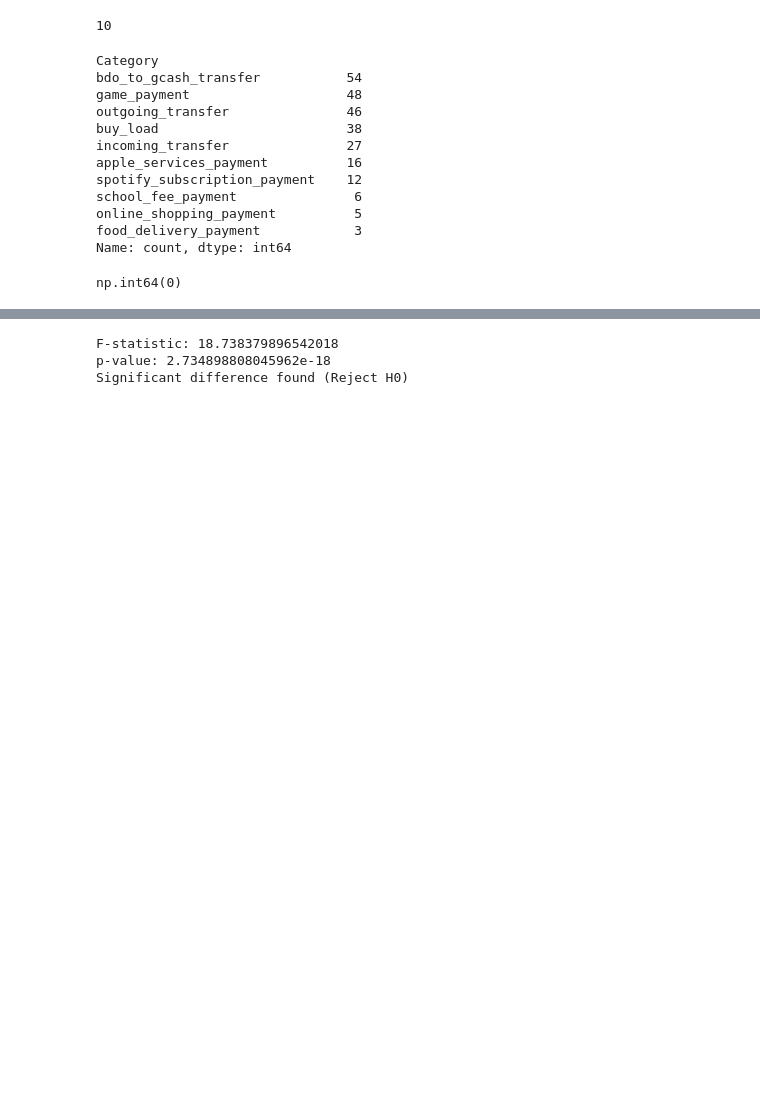
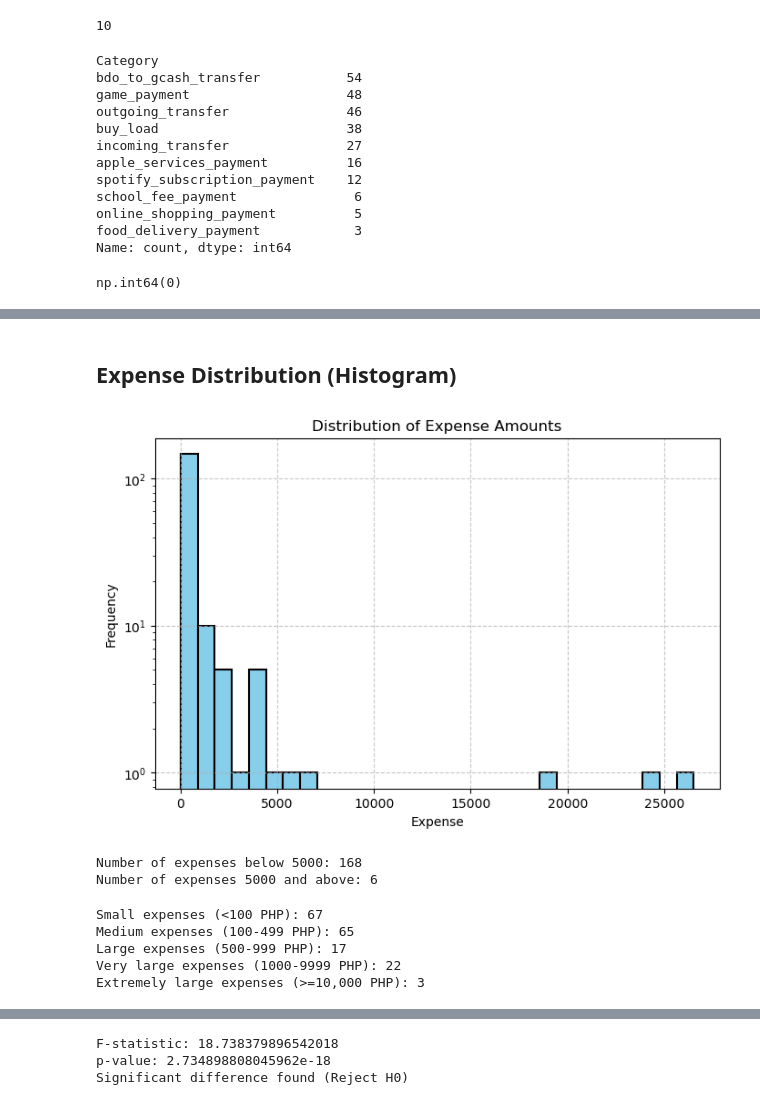
Before and after one commit to Shii02/CCDATSCL_PROJECT_COM221, a Jupyter notebook: main.ipynb, the cells around one changed output, grey strips where cells are left out. Saved outputs shown, nothing was run; the diff lists cells and outputs as text; code cells hidden in the pictures; blank space fills up the shorter version.

```diff
--- a/main.ipynb
+++ b/main.ipynb
@@ -1137,0 +914,48 @@ df_buy_load.sort_values(by="Debit", ascending=False).head(5)
+# %% [markdown]
+## Expense Distribution (Histogram)
+# %%
+plt.figure(figsize=(8, 5))
+plt.hist(df_expenses['Debit'],
+        bins=30,
+        color='skyblue',
+        edgecolor='black',
+        linewidth=1.5,
+    )
+plt.title("Distribution of Expense Amounts")
+plt.xlabel("Expense")
+plt.ylabel("Frequency")
+plt.yscale('log')
+plt.grid(linestyle='--', alpha=0.7)
+
+plt.savefig("figures/distribution_of_expense_amounts.png", dpi=300, bbox_inches='tight')
+
+plt.show()
+# %% [output]
+[figure, added]
+# %%
+expenses_count_5000 = df_expenses[df_expenses["Debit"] < 5000].shape[0]
+expenses_count_5000_above = df_expenses[df_expenses["Debit"] >= 5000].shape[0]
+
+print(f"Number of expenses below 5000: {expenses_count_5000}")
+print(f"Number of expenses 5000 and above: {expenses_count_5000_above}")
+# %% [output]
+Number of expenses below 5000: 168
+Number of expenses 5000 and above: 6
+# %%
+expenses_count_100 = df_expenses[df_expenses["Debit"] < 100].value_counts().sum()
+expenses_count_101_to_499 = df_expenses[(df_expenses["Debit"] >= 100) & (df_expenses["Debit"] < 500)].value_counts().sum()
+expenses_count_500_to_1000 = df_expenses[(df_expenses["Debit"] >= 500) & (df_expenses["Debit"] < 1000)].value_counts().sum()
+expenses_count_1001_to_10000 = df_expenses[(df_expenses["Debit"] >= 1000) & (df_expenses["Debit"] < 10000)].value_counts().sum()
+expenses_count_10000_and_above = df_expenses[df_expenses["Debit"] >= 10000].value_counts().sum()
+
+print("Small expenses (<100 PHP):", expenses_count_100)
+print("Medium expenses (100-499 PHP):", expenses_count_101_to_499)
+print("Large expenses (500-999 PHP):", expenses_count_500_to_1000)
+print("Very large expenses (1000-9999 PHP):", expenses_count_1001_to_10000)
+print("Extremely large expenses (>=10,000 PHP):", expenses_count_10000_and_above)
+# %% [output]
+Small expenses (<100 PHP): 67
+Medium expenses (100-499 PHP): 65
+Large expenses (500-999 PHP): 17
+Very large expenses (1000-9999 PHP): 22
+Extremely large expenses (>=10,000 PHP): 3
```
Also changed, not shown: parts of 119 cells of this notebook, 10 other files.
